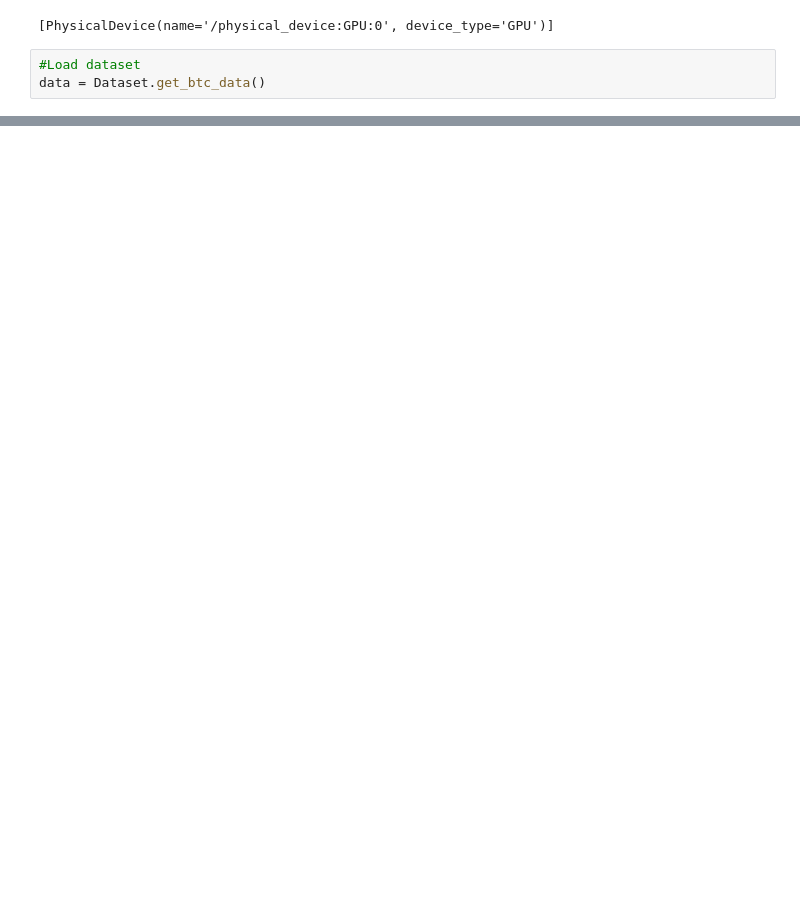
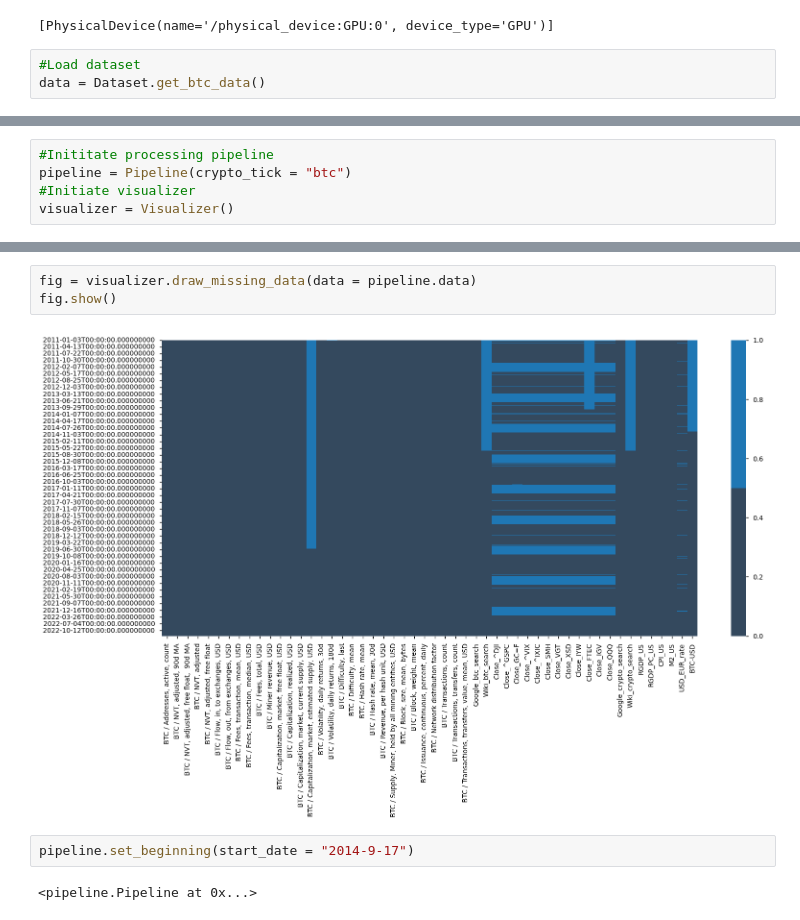
Before and after one commit to Tomas-Barhon/Noise-reduction-and-feature-extraction-with-principal-component-analysis, a Jupyter notebook: Code/btc_analysis.ipynb, the cells around one changed output, grey strips where cells are left out. Cells and saved outputs as stored; diff of their text form; blank space fills up the shorter version.

```diff
--- a/Code/btc_analysis.ipynb
+++ b/Code/btc_analysis.ipynb
@@ -40,0 +19,5 @@ sns.heatmap(data.isnull(), cmap=sns.color_palette(colours))
+# %%
+#Inititate processing pipeline
+pipeline = Pipeline(crypto_tick = "btc")
+#Initiate visualizer
+visualizer = Visualizer()
@@ -40,0 +47,9 @@ sns.heatmap(data.isnull(), cmap=sns.color_palette(colours))
+# %%
+fig = visualizer.draw_missing_data(data = pipeline.data)
+fig.show()
+# %% [output]
+[figure, added]
+# %%
+pipeline.set_beginning(start_date = "2014-9-17")
+# %% [output]
+<pipeline.Pipeline at 0x...>
```
Also changed, not shown: parts of 8 cells of this notebook, 4 other files.
